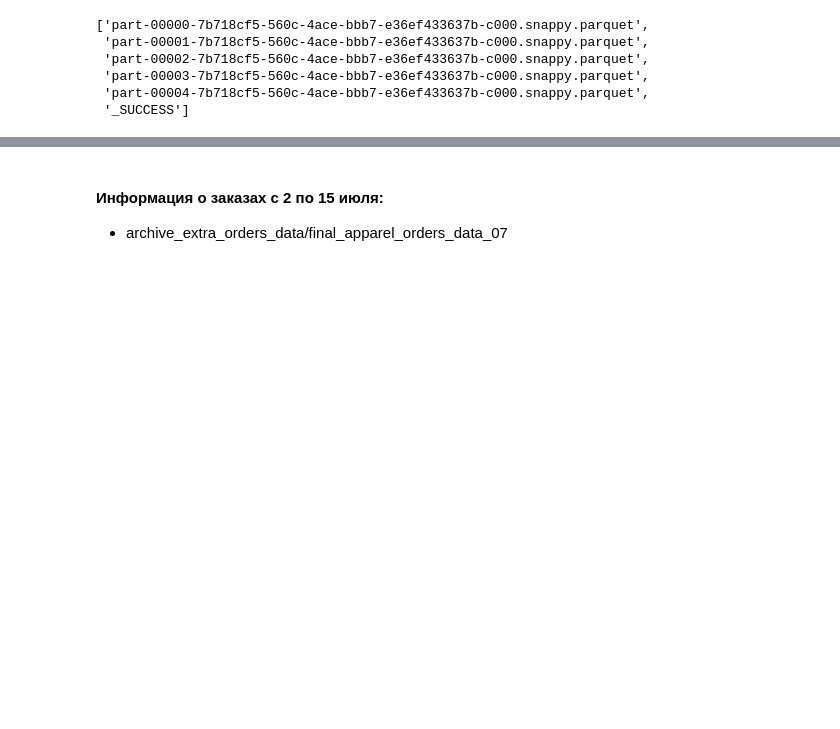
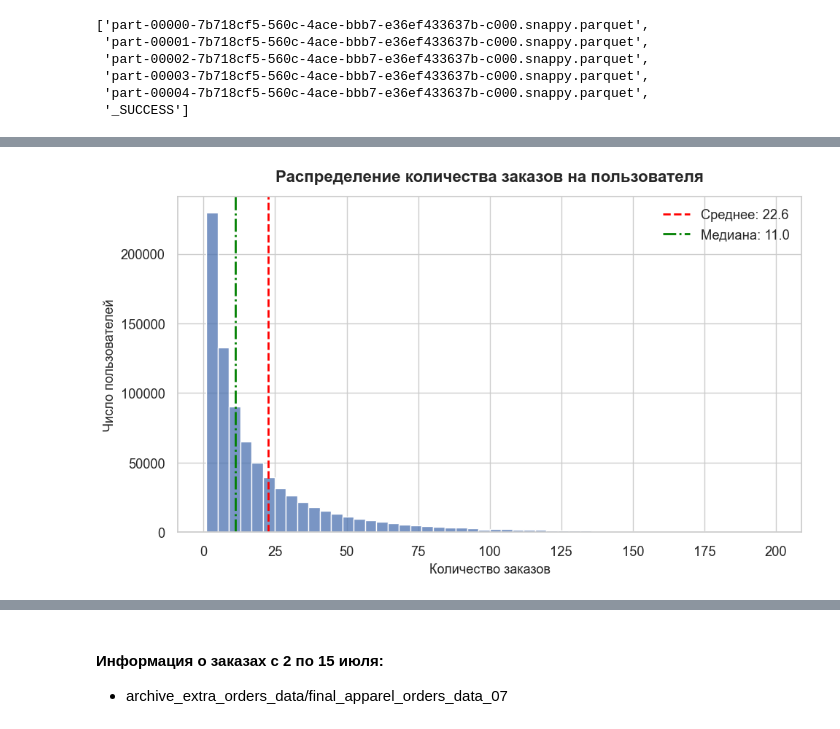
Before and after one commit to Denis-R-V/Ozon_RecSys, a Jupyter notebook: notebooks/1_EDA.ipynb, the cells around one changed output, grey strips where cells are left out. Cells and saved outputs as stored; diff of their text form; code cells hidden in the pictures; blank space fills up the shorter version.

```diff
--- a/notebooks/1_EDA.ipynb
+++ b/notebooks/1_EDA.ipynb
@@ -23,0 +63,36 @@ sns.set_palette("husl")
+# %%
+def plot_distribution(df: dd,
+                      limit_cnt: int=1_000_000_000,
+                      log_scale: bool=False,
+                      data_title: str=''):
+
+    if log_scale:
+        log_scale = (True, False)
+        log_title = " (логарифмическая шкала)"
+    else:
+        log_scale = None
+        log_title = ""
+
+    data = df.groupby('user_id').size().compute()
+
+    sns.set(style="whitegrid", font_scale=1.2)
+    plt.figure(figsize=(10, 6))
+
+    ax = sns.histplot(data[data<limit_cnt], bins=50, color="#4C72B0",
+                      alpha=0.75, log_scale=log_scale)
+
+    # Добавим линии среднего и медианы
+    mean_val = data.mean()
+    median_val = data.median()
+    plt.axvline(mean_val, color='red', linestyle='--', linewidth=2,
+                label=f'Среднее: {mean_val:.1f}')
+    plt.axvline(median_val, color='green', linestyle='-.', linewidth=2,
+                label=f'Медиана: {median_val:.1f}')
+
+    plt.title(f"Распределение количества {data_title} на пользователя{log_title}",
+              fontsize=16, weight='bold', pad=15)
+    plt.xlabel(f"Количество {data_title}", fontsize=13)
+    plt.ylabel("Число пользователей", fontsize=13)
+    plt.legend()
+    plt.tight_layout()
+    plt.show()
@@ -81,0 +250,4 @@ proccesed_orders   960296      5.08%
+# %%
+plot_distribution(orders_ddf, 200, False, 'заказов')
+# %% [output]
+[figure, added]
```
Also changed, not shown: parts of 40 cells of this notebook.
